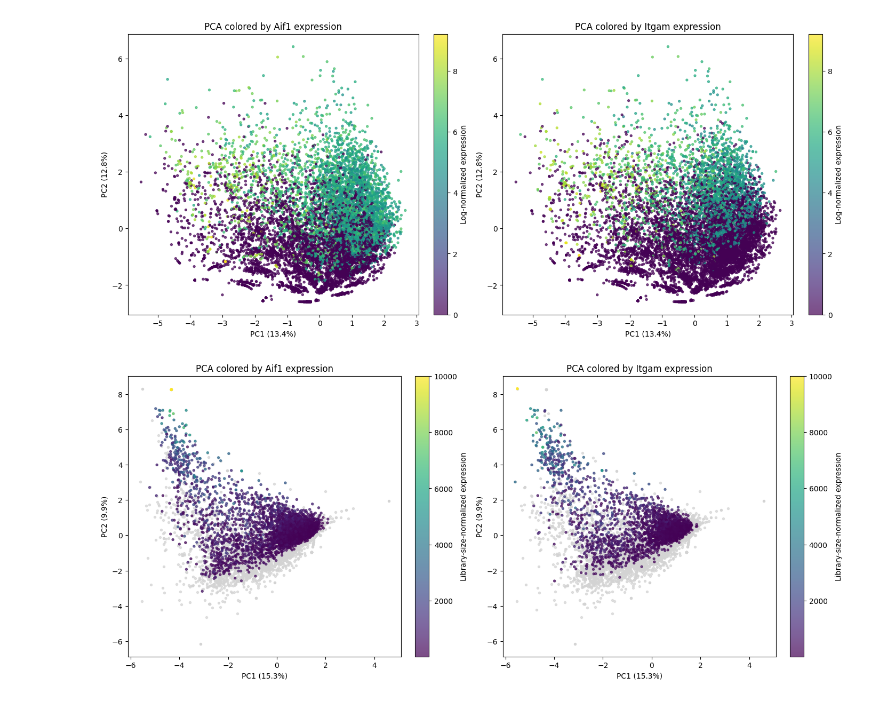
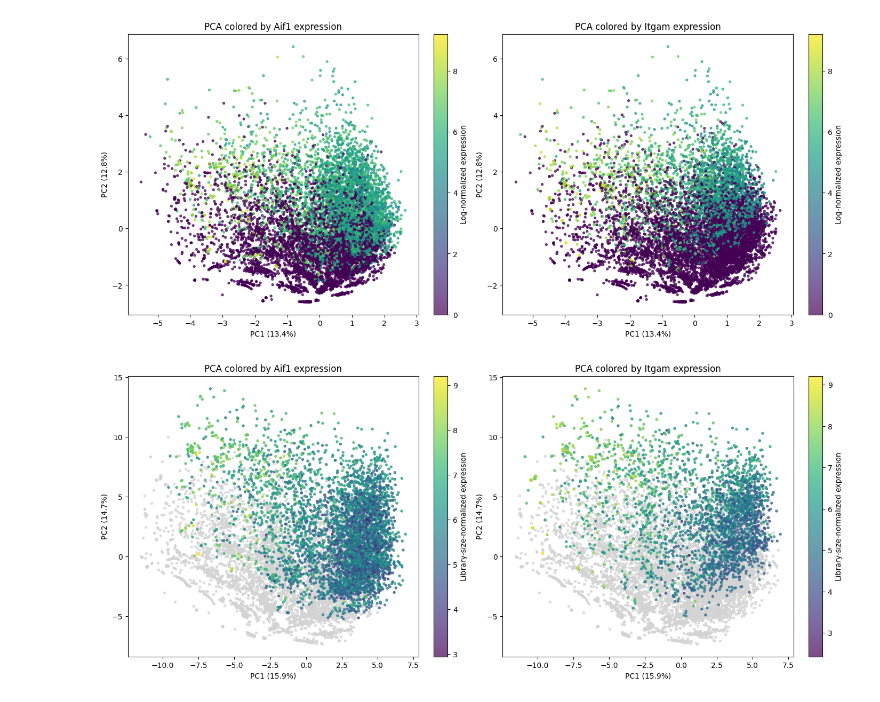
Before and after one commit to mspend/big-fish-examples, a Jupyter notebook: bioprotean_smfish/plots/pca.ipynb, the cells around one changed output. Cells and saved outputs as stored; diff of their text form; code cells hidden in the pictures.

Commit message:
variations on the pca to better understand spread of data

```diff
--- a/bioprotean_smfish/plots/pca.ipynb
+++ b/bioprotean_smfish/plots/pca.ipynb
@@ -63,0 +70,20 @@ plt.show()
+# %%
+## This is if you don't normalize by library size
+
+# log transform the data because counts span orders of magnitude. Brings data values closer together
+# gene expression data is heavily right skewed
+log_counts_no_div = (counts.apply(np.log1p))
+
+# Standardize genes and run PCA
+# scaled_counts = StandardScaler().fit_transform(log_counts)
+pca = PCA(n_components=2)
+pcs = pca.fit_transform(log_counts_no_div)
+
+# Plot cells in PCA space
+plt.figure(figsize=(7, 6))
+plt.scatter(pcs[:, 0], pcs[:, 1], s=5, alpha=0.5)
+plt.xlabel(f"PC1 ({pca.explained_variance_ratio_[0] * 100:.1f}%)")
+plt.ylabel(f"PC2 ({pca.explained_variance_ratio_[1] * 100:.1f}%)")
+plt.title("PCA of smFISH cells")
+plt.tight_layout()
+plt.show()
@@ -82,44 +126,44 @@ plt.show()
 # %% [output]
 [figure]
 # %%
-# Normalize by library size without log transformation
-normalized_counts = counts.div(library_size, axis=0) * 1e4
+# # Normalize by library size without log transformation
+# normalized_counts = counts.div(library_size, axis=0) * 1e4
 
 # Standardize genes and run PCA
-scaled_counts = StandardScaler().fit_transform(normalized_counts)
+# scaled_counts = StandardScaler().fit_transform(log_counts)
 pca = PCA(n_components=2)
-pcs = pca.fit_transform(scaled_counts)
+pcs = pca.fit_transform(log_counts)
 
 fig, axes = plt.subplots(1, 2, figsize=(14, 6), constrained_layout=True)
 
 for ax, gene in zip(axes, ["Aif1", "Itgam"]):
-    expression = normalized_counts[gene].to_numpy()
+    expression = log_counts[gene].to_numpy()
     positive = expression > 0
 
     # Plot all cells gray first
     ax.scatter(
         pcs[:, 0],
         pcs[:, 1],
         color="lightgray",
         s=8,
         alpha=0.7,
     )
 
     # Overlay cells with detected expression
     scatter = ax.scatter(
         pcs[positive, 0],
         pcs[positive, 1],
         c=expression[positive],
         cmap="viridis",
         s=8,
         alpha=0.7,
     )
 
     ax.set_xlabel(f"PC1 ({pca.explained_variance_ratio_[0] * 100:.1f}%)")
     ax.set_ylabel(f"PC2 ({pca.explained_variance_ratio_[1] * 100:.1f}%)")
     ax.set_title(f"PCA colored by {gene} expression")
     fig.colorbar(scatter, ax=ax, label="Library-size-normalized expression")
 
 plt.show()
 # %% [output]
-[figure, old version]
+[figure, new version]
```
Also changed, not shown: parts of 4 cells of this notebook.
